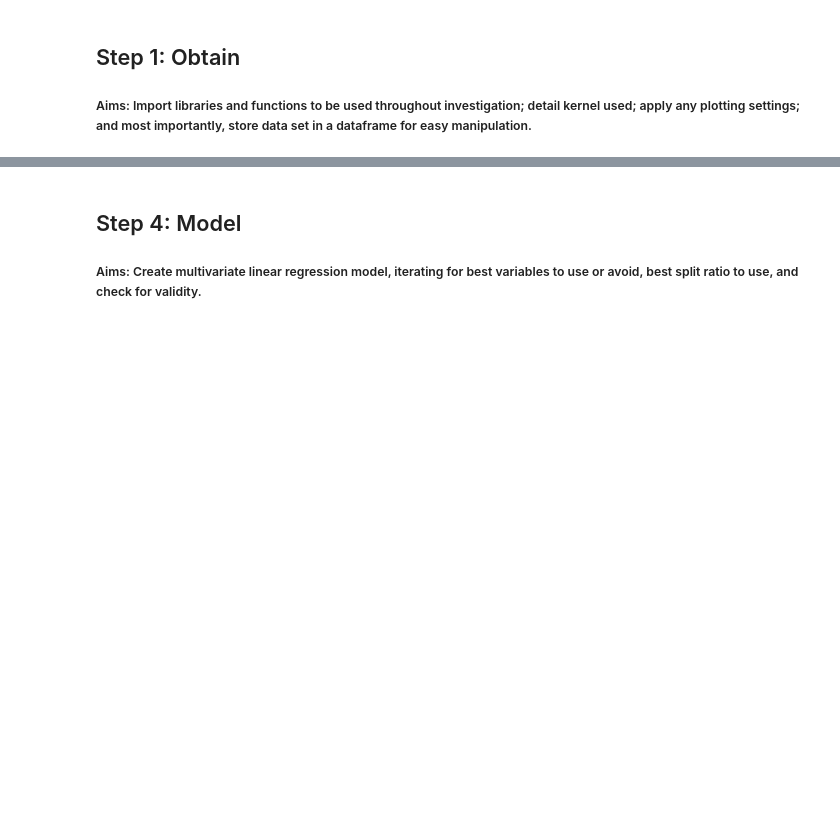
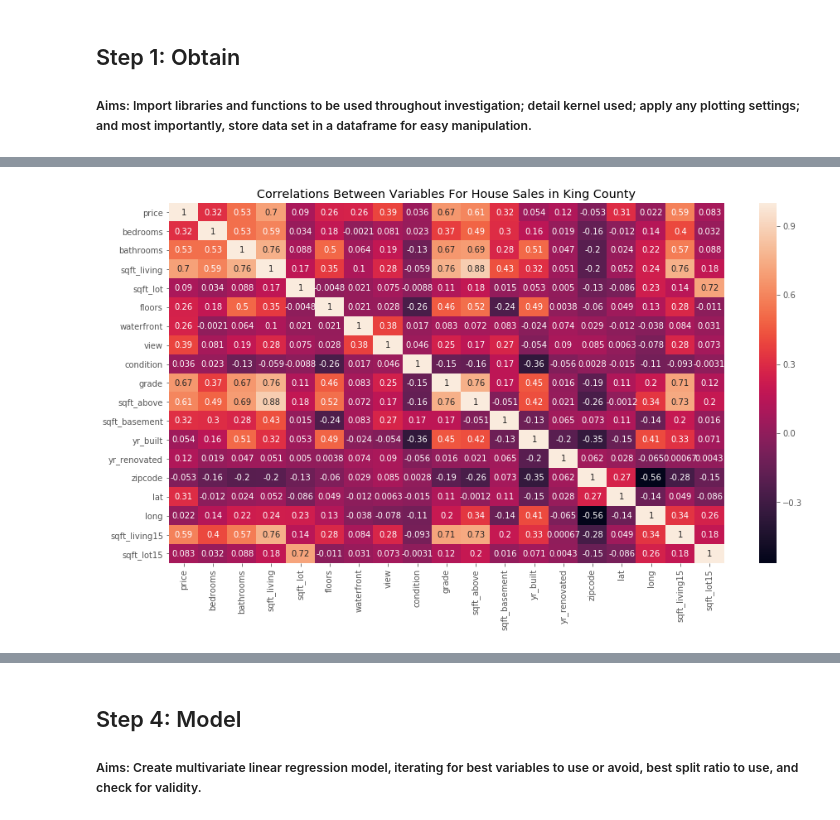
Before and after one commit to MatthewCFreeman/Project-1-KC-Housing-Data, a Jupyter notebook: Project-1-Notebook.ipynb, the cells around one changed output, grey strips where cells are left out. Saved outputs shown, nothing was run; the diff lists cells and outputs as text; code cells hidden in the pictures; blank space fills up the shorter version.

```diff
--- a/Project-1-Notebook.ipynb
+++ b/Project-1-Notebook.ipynb
@@ -330,0 +370,6 @@ kc_df.sqft_above.hist()
+# %%
+new_basement = pd.to_numeric(kc_df.sqft_basement, errors='coerce').fillna(0).astype(np.int32)
+# Here I have forced the column into a numeric format with the option given to force errors into 0. The type is set to integer.
+old_basement = kc_df.sqft_basement
+pd.concat([new_basement, old_basement], axis=1).transpose()
+# The edited version will appear in the upper row, the old version in the lower row.
@@ -330,0 +385,2 @@ kc_df.sqft_above.hist()
+# %%
+kc_df.sqft_basement = new_basement
@@ -330,0 +402,3 @@ kc_df.sqft_above.hist()
+# %%
+kc_df.yr_renovated.fillna(0.0, inplace=True)
+kc_df.yr_renovated = kc_df.yr_renovated.astype(int)
@@ -330,0 +471,8 @@ kc_df.sqft_above.hist()
+# %%
+corr = kc_df.corr()
+fig = plt.figure(figsize = (15,8))
+ax = sns.heatmap(corr, xticklabels=corr.columns, yticklabels=corr.columns, annot=True)
+ax.set_title("Correlations Between Variables For House Sales in King County")
+plt.show()
+# %% [output]
+[figure, added]
```
Also changed, not shown: parts of 79 cells of this notebook.
